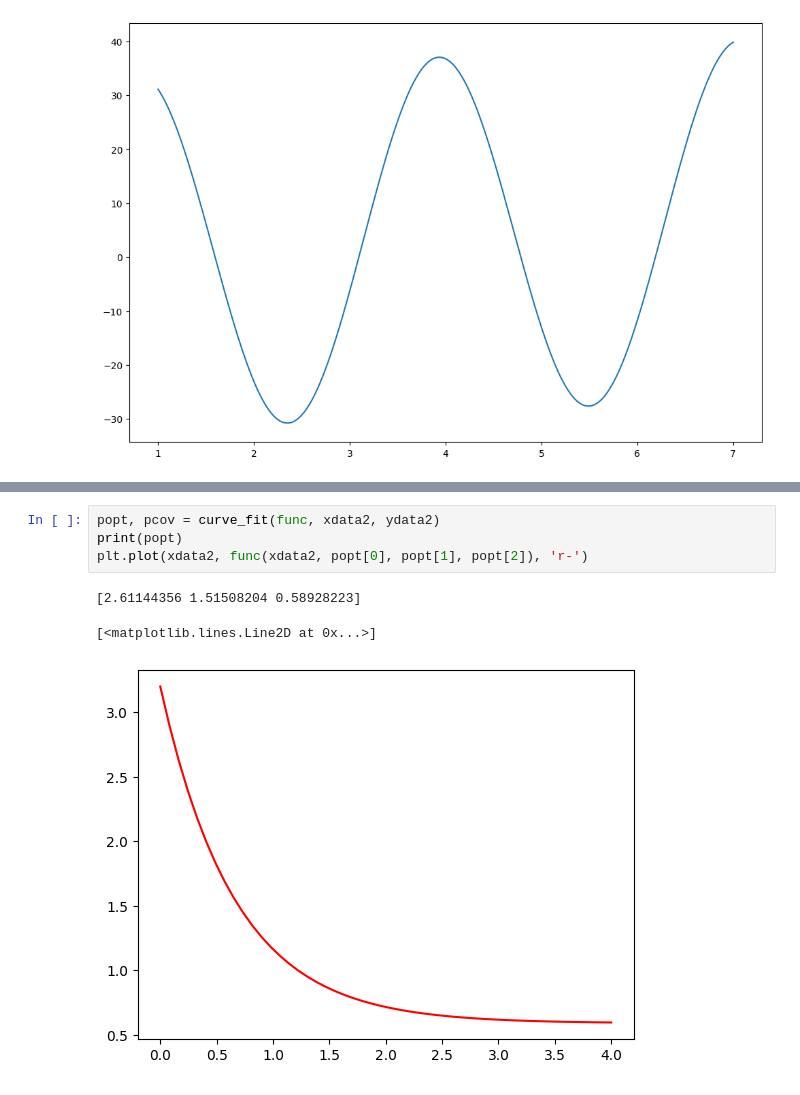
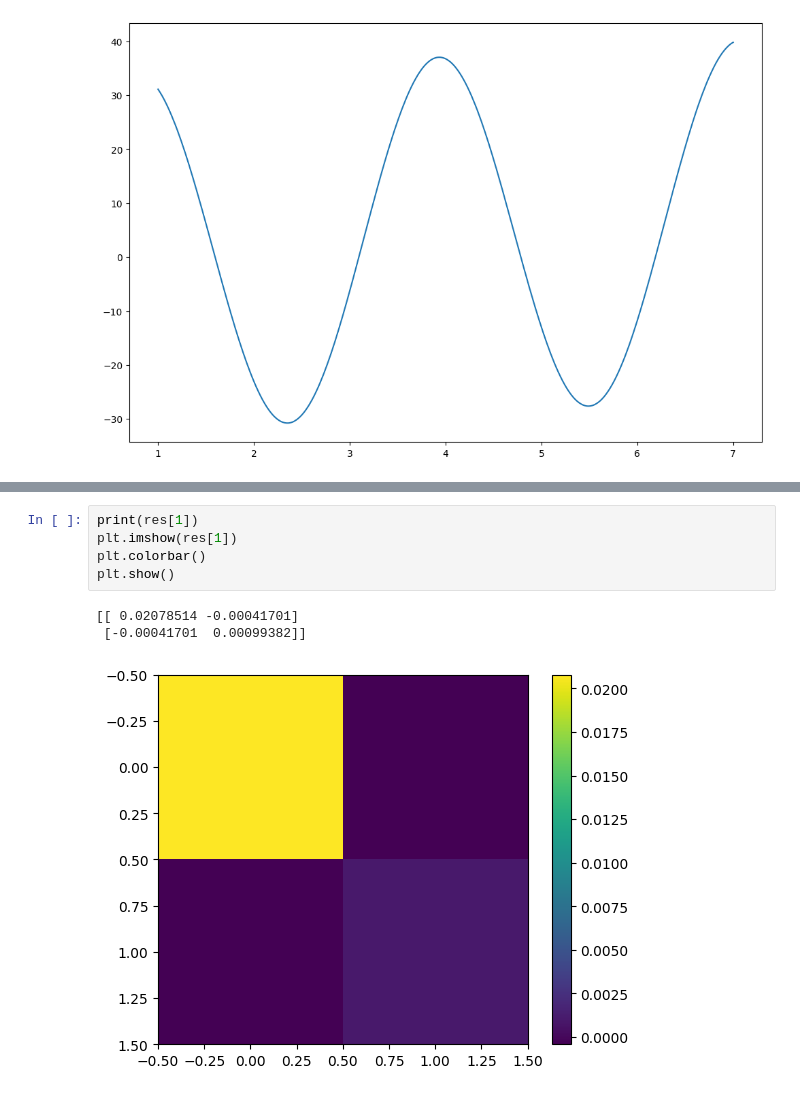
Before and after one commit to archimage-wiz/MathMDS, a Jupyter notebook: MDS-new/HW_6_upd.ipynb, the cells around one changed output, grey strips where cells are left out. Drawn from its saved outputs; the diff is of its cells as text.

```diff
--- a/MDS-new/HW_6_upd.ipynb
+++ b/MDS-new/HW_6_upd.ipynb
@@ -92,8 +77,9 @@ plt.plot(xdata2, ydata2, 'b-')
-# %%
-popt, pcov = curve_fit(func, xdata2, ydata2)
-print(popt)
-plt.plot(xdata2, func(xdata2, popt[0], popt[1], popt[2]), 'r-')
-# %% [output]
-[2.61144356 1.51508204 0.58928223]
-[<matplotlib.lines.Line2D at 0x...>]
-[figure, removed]
+# %%
+print(res[1])
+plt.imshow(res[1])
+plt.colorbar()
+plt.show()
+# %% [output]
+[[ 0.02078514 -0.00041701]
+ [-0.00041701  0.00099382]]
+[figure, added]
```
Also changed, not shown: parts of 3 cells of this notebook.
